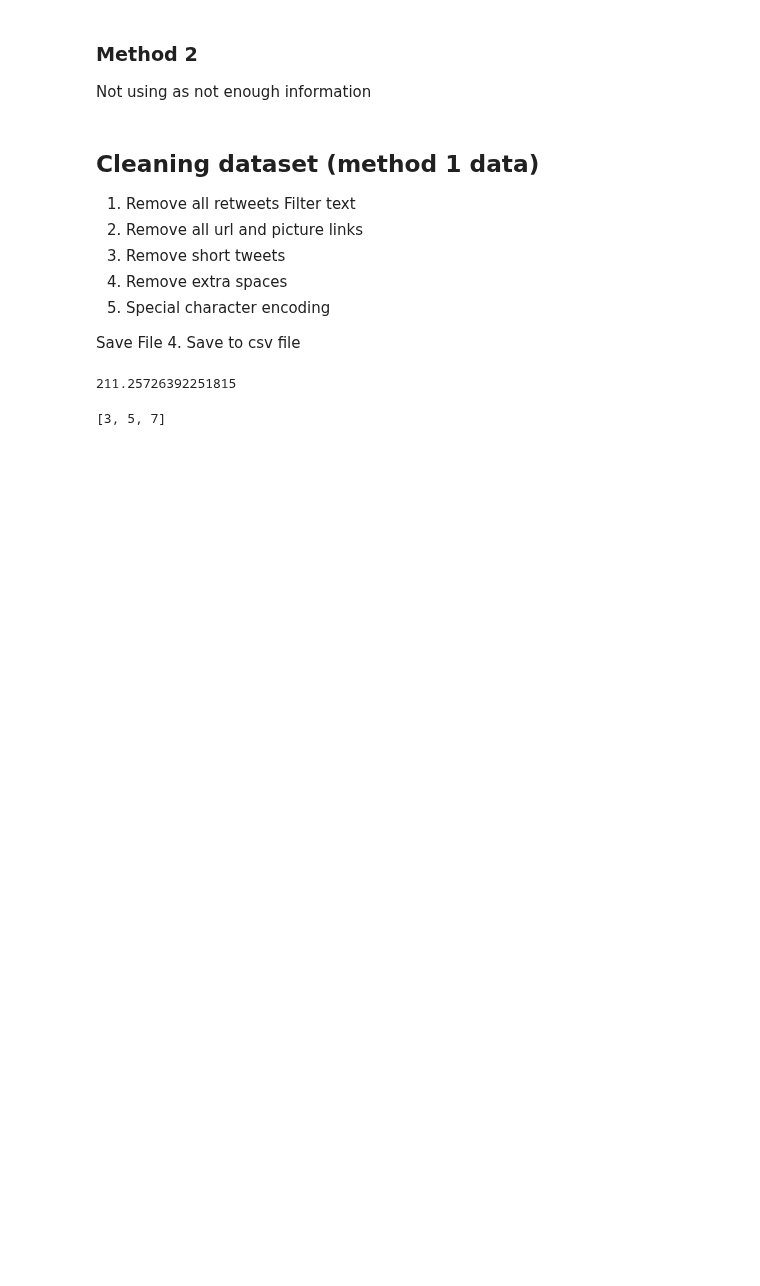
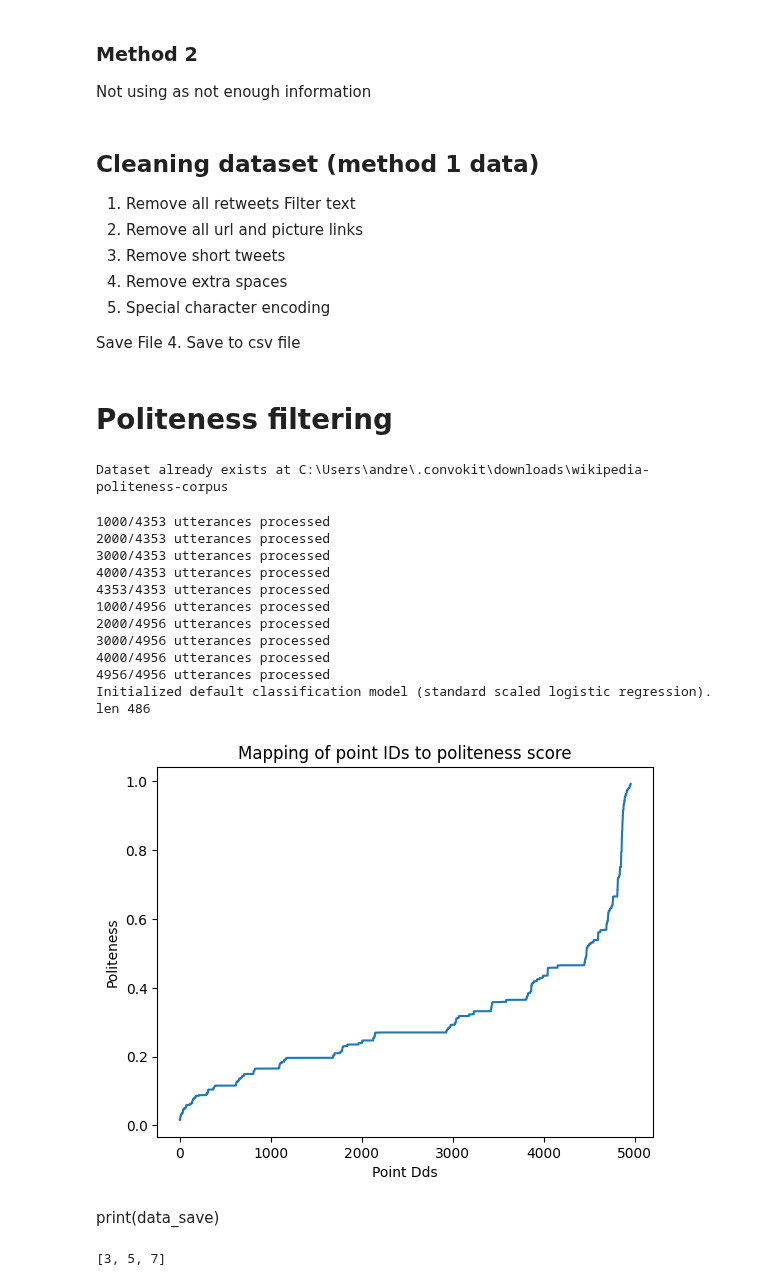
Before and after one commit to Qulxis/StyleTransfer_SpeechGen, a Jupyter notebook: Experimentation/Scrapping and Cleaning.ipynb, the cells around one changed output. Cells and saved outputs as stored; diff of their text form; code cells hidden in the pictures; blank space fills up the shorter version.

```diff
--- a/Experimentation/Scrapping and Cleaning.ipynb
+++ b/Experimentation/Scrapping and Cleaning.ipynb
@@ -12,8 +12,8 @@ import random
 ### METHOD 1
 # %%
 # Setting variables to be used in format string command below
-tweet_count = 20000
-username = "elonmusk"
+tweet_count = 45900
+username = "joerogan"
 # %%
 #Note: runtime is around 5 minutes
 # Using OS library to call CLI commands in Python
@@ -113,9 +113,58 @@ with open("data/"+"cleaned_{user}_{count}".format(user = username, count = tweet
 df_clean = pd.DataFrame(data_new,columns=["Tweets"])
 file_name = "data/"+"cleaned_{user}_{count}_m1".format(user = username, count = tweet_count)
 df_clean.to_csv(file_name+".csv", sep=',', index=False)
+# %% [markdown]
+# Politeness filtering
 # %%
-data = pd.read_csv('data/cleaned_SenSanders_5000_m1.csv')
-avg_len = data['Tweets'].apply(len).mean()
-print(avg_len)
+#import API
+from api.filter import filter_manual, gen_input
+from api.politeness import generate_politeness
+import pandas as pd
+#Read in data
+############################################################
+#PARAMETERS:
+username = 'SenSanders'
+tweet_count = 5000
+file_name = 'data/cleaned_SenSanders_5000_m1.csv'
+lang_choice = 'en'
+length_min = 4 #minimum tweet length
+#politeness params
+corpus_train = 'wikipedia'
+percentage_top_tweets = 0.25
+polite_or_impolite = 'polite'
+############################################################
+
+
+
+df = pd.read_csv(file_name)
+df_politeness = generate_politeness(df, corpus_train, percentage_top_tweets,polite_or_impolite) #choose by politeness
+print("number of data points",len(df_politeness))
+data_new = df_politeness["Tweets"]
+data_new_lst = []
+data_new_lst.append(data_new)
+epochs = 4 #Shuffle parameter, see gen_input
+data_save = gen_input(data_new_lst,epochs)
+
+with open("data/"+"{polite}_{user}_{count}_{perc}_finalnum{total}".format(polite = polite_or_impolite, user = username, count = tweet_count,perc=percentage_top_tweets,total=len(df_politeness))+'.txt', 'w',encoding='utf-8') as f:
+    # for tweet in data_new:
+    #     f.write(tweet)
+    #     # print(tweet,"AHHH")
+    #     f.write('\n')
+    f.write(data_save)
+
+    f.close()
 # %% [output]
-211.25726392251815
+Dataset already exists at C:\Users\andre\.convokit\downloads\wikipedia-politeness-corpus
+1000/4353 utterances processed
+2000/4353 utterances processed
+3000/4353 utterances processed
+4000/4353 utterances processed
+4353/4353 utterances processed
+1000/4956 utterances processed
+2000/4956 utterances processed
+3000/4956 utterances processed
+4000/4956 utterances processed
+4956/4956 utterances processed
+Initialized default classification model (standard scaled logistic regression).
+len 486
+[figure, added]
@@ -122,3 +174,5 @@ print(avg_len)
+# %% [markdown]
+print(data_save)
 # %%
 x = [1,2,3,4,5,6,7]
 # x[::-3] #flip/reverse and select every 3rd
```
Also changed, not shown: parts of 2 cells of this notebook, 8 other files.
